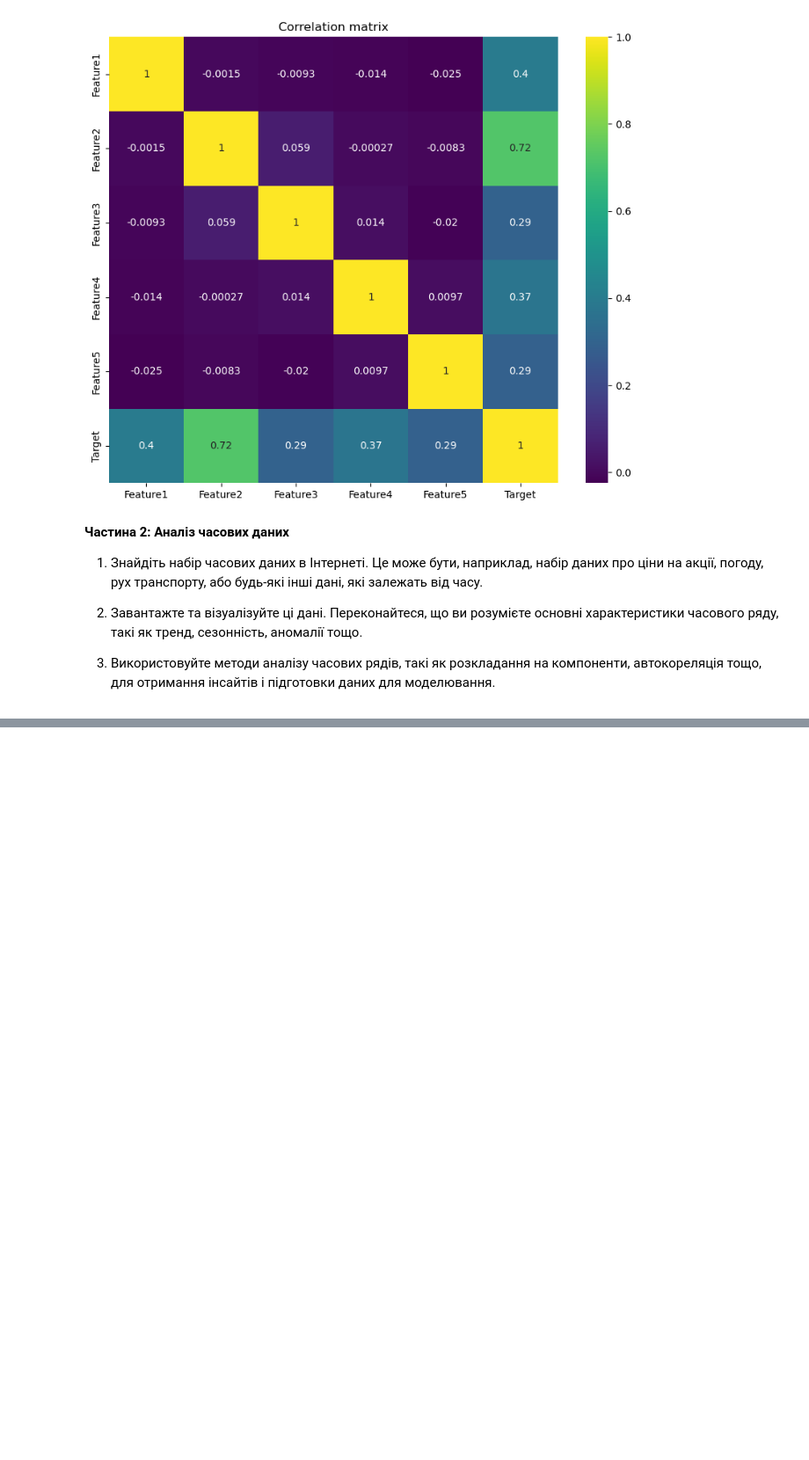
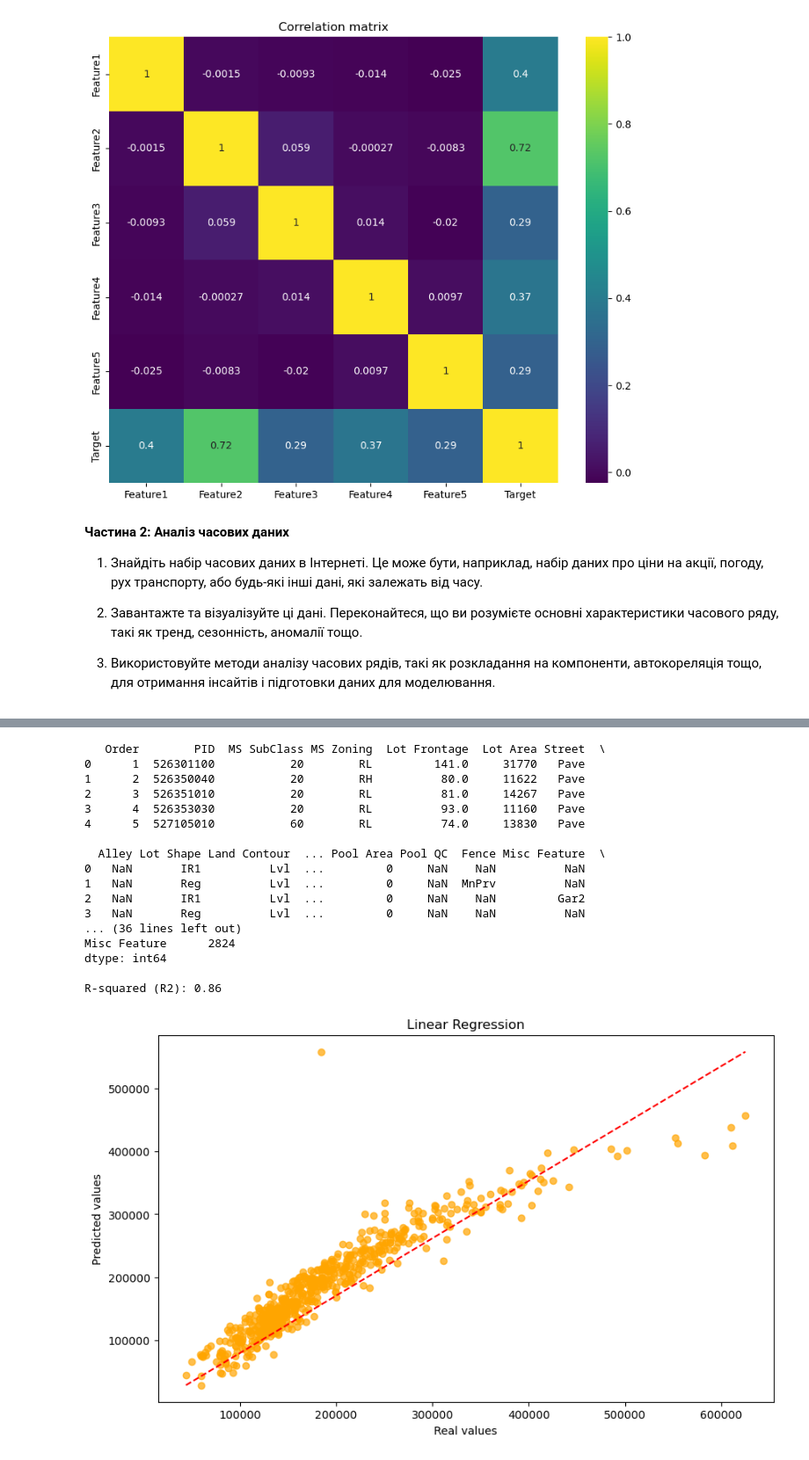
Before and after one commit to arsgooo/ml2023, a Jupyter notebook: Labs/lab2/lab2.ipynb, the cells around one changed output, grey strips where cells are left out. Shown: that part at 88% size. Cells and saved outputs as stored; diff of their text form; code cells hidden in the pictures; blank space fills up the shorter version.

```diff
--- a/Labs/lab2/lab2.ipynb
+++ b/Labs/lab2/lab2.ipynb
@@ -168,0 +187,61 @@ Critical values:
+# %%
+import pandas as pd
+from sklearn.calibration import LabelEncoder
+
+data = pd.read_csv("AmesHousing.csv")
+print(data.head())
+
+X = data.drop(['SalePrice'], axis=1)
+y = data['SalePrice']
+
+# Checkup for missing values
+missing_values = X.isnull().sum()
+non_zero_missing_values = missing_values[missing_values > 0]
+print(non_zero_missing_values)
+
+# Replacement of missing values in numerical features with average values
+numeric_features = X.select_dtypes(include=['int64', 'float64']).columns
+for feature in numeric_features:
+    mean = X[feature].mean()
+    X[feature].fillna(mean, inplace=True)
+
+# Replacement of missing values in categorical features with numerical values
+label_encoder = LabelEncoder()
+for column in X.select_dtypes(include=['object']).columns:
+    X[column] = label_encoder.fit_transform(X[column])
+
+X_train, X_test, y_train, y_test = train_test_split(X, y, test_size=0.2, random_state=42)
+
+model = LinearRegression()
+model.fit(X_train, y_train)
+y_pred = model.predict(X_test)
+
+r2 = r2_score(y_test, y_pred)
+print(f"\nR-squared (R^2) = {r2:.2f}")
+
+plt.figure(figsize=(10, 6))
+plt.scatter(y_test, y_pred, alpha = 0.7, color = 'orange')
+plt.plot([min(y_test), max(y_test)], [min(y_pred), max(y_pred)], linestyle='--', color = 'red')
+plt.title("Linear Regression")
+plt.xlabel("Real values")
+plt.ylabel("Predicted values")
+plt.show()
+# %% [output]
+   Order        PID  MS SubClass MS Zoning  Lot Frontage  Lot Area Street  \
+0      1  526301100           20        RL         141.0     31770   Pave
+1      2  526350040           20        RH          80.0     11622   Pave
+2      3  526351010           20        RL          81.0     14267   Pave
+3      4  526353030           20        RL          93.0     11160   Pave
+4      5  527105010           60        RL          74.0     13830   Pave
+
+  Alley Lot Shape Land Contour  ... Pool Area Pool QC  Fence Misc Feature  \
+0   NaN       IR1          Lvl  ...         0     NaN    NaN          NaN
+1   NaN       Reg          Lvl  ...         0     NaN  MnPrv          NaN
+2   NaN       IR1          Lvl  ...         0     NaN    NaN         Gar2
+3   NaN       Reg          Lvl  ...         0     NaN    NaN          NaN
+... (36 lines left out)
+Misc Feature      2824
+dtype: int64
+
+R-squared (R2): 0.86
+[figure, added]
```
Also changed, not shown: parts of 2 cells of this notebook, 1 other file.
